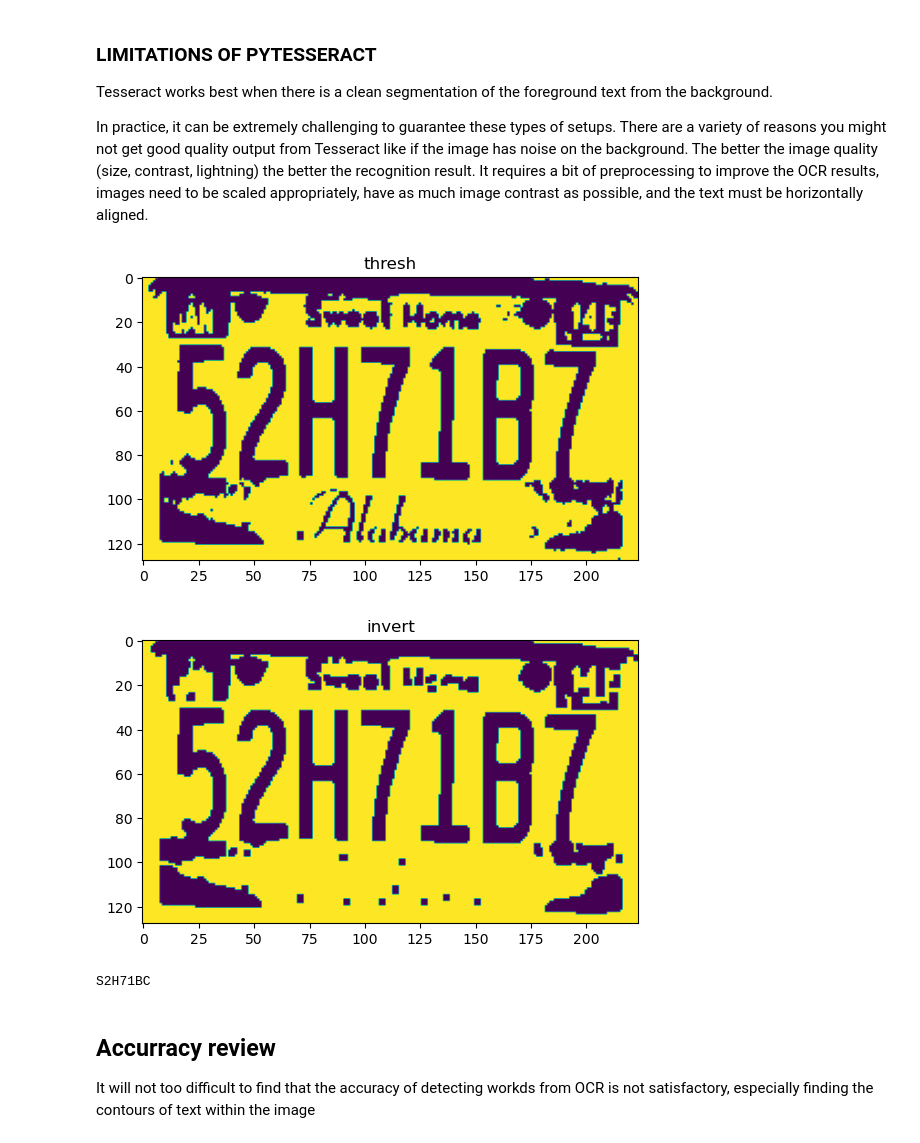
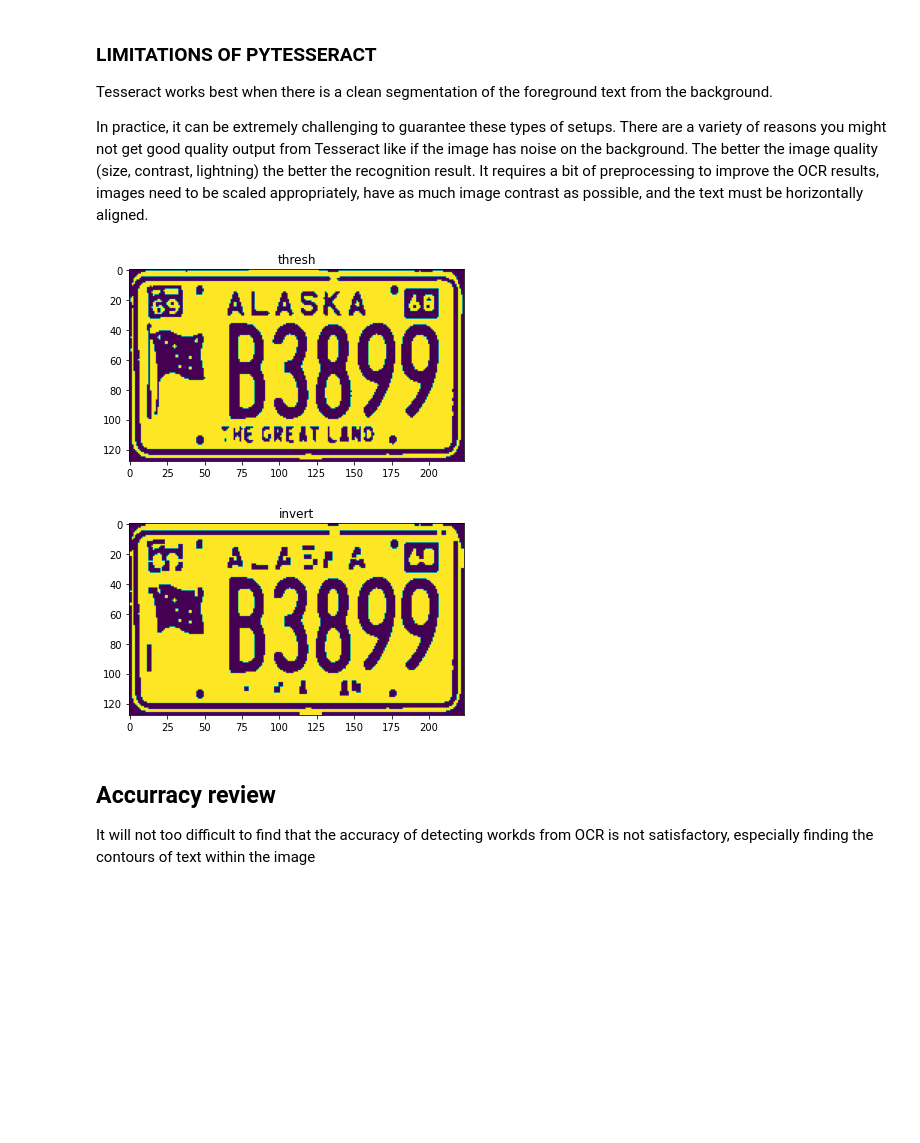
Before and after one commit to daiqing2009/APP-project, a Jupyter notebook: ocr-performance-analysis-on-license-plates.ipynb, the cells around one changed output. Drawn from its saved outputs; the diff is of its cells as text; code cells hidden in the pictures; blank space fills up the shorter version.

```diff
--- a/ocr-performance-analysis-on-license-plates.ipynb
+++ b/ocr-performance-analysis-on-license-plates.ipynb
@@ -63,42 +69,41 @@ import pytesseract
 import cv2
 from matplotlib import pyplot as plt
 
-path = 'test/ALABAMA/1.jpg'
+path = "/kaggle/input/us-license-plates-image-classification/new plates/test/ALASKA/1.jpg"
 
 image = cv2.imread(path)
 def show_image(image, title='Image'):
     plt.imshow(image)
     plt.title(title)
     plt.show()
 
 def blur_thresh(image):
     # Grayscale, Gaussian blur, Otsu's threshold
     gray = cv2.cvtColor(image, cv2.COLOR_BGR2GRAY)
     blur = cv2.GaussianBlur(gray, (3,3), 0)
     thresh = cv2.threshold(blur, 0, 255, cv2.THRESH_BINARY_INV + cv2.THRESH_OTSU)[1]
     return thresh
 thresh = blur_thresh(image)
 invert = 255 - thresh
 show_image(invert, 'thresh')
 
 def denoise(image):
     # Morph open to remove noise and invert image
     kernel = cv2.getStructuringElement(cv2.MORPH_RECT, (3,3))
     opening = cv2.morphologyEx(image, cv2.MORPH_OPEN, kernel, iterations=1)
     return opening
 
 opening = denoise(thresh)
 invert = 255 - opening
 show_image(invert, 'invert')
 
 # Perform text extraction
 config = ('-l eng --psm 6') # eng is English, psm 6 is for a single uniform block of text
 data = pytesseract.image_to_string(invert, config=config)
 print(data)
 # %% [output]
-[figure, old version]
+[figure, new version]
-[figure, old version]
+[figure, new version]
-S2H71BC
 # %% [markdown]
 ## Accurracy review
 It will not too difficult to find that the accuracy of detecting workds from OCR is not satisfactory, especially finding the contours of text within the image
```
Also changed, not shown: parts of 6 cells of this notebook.
